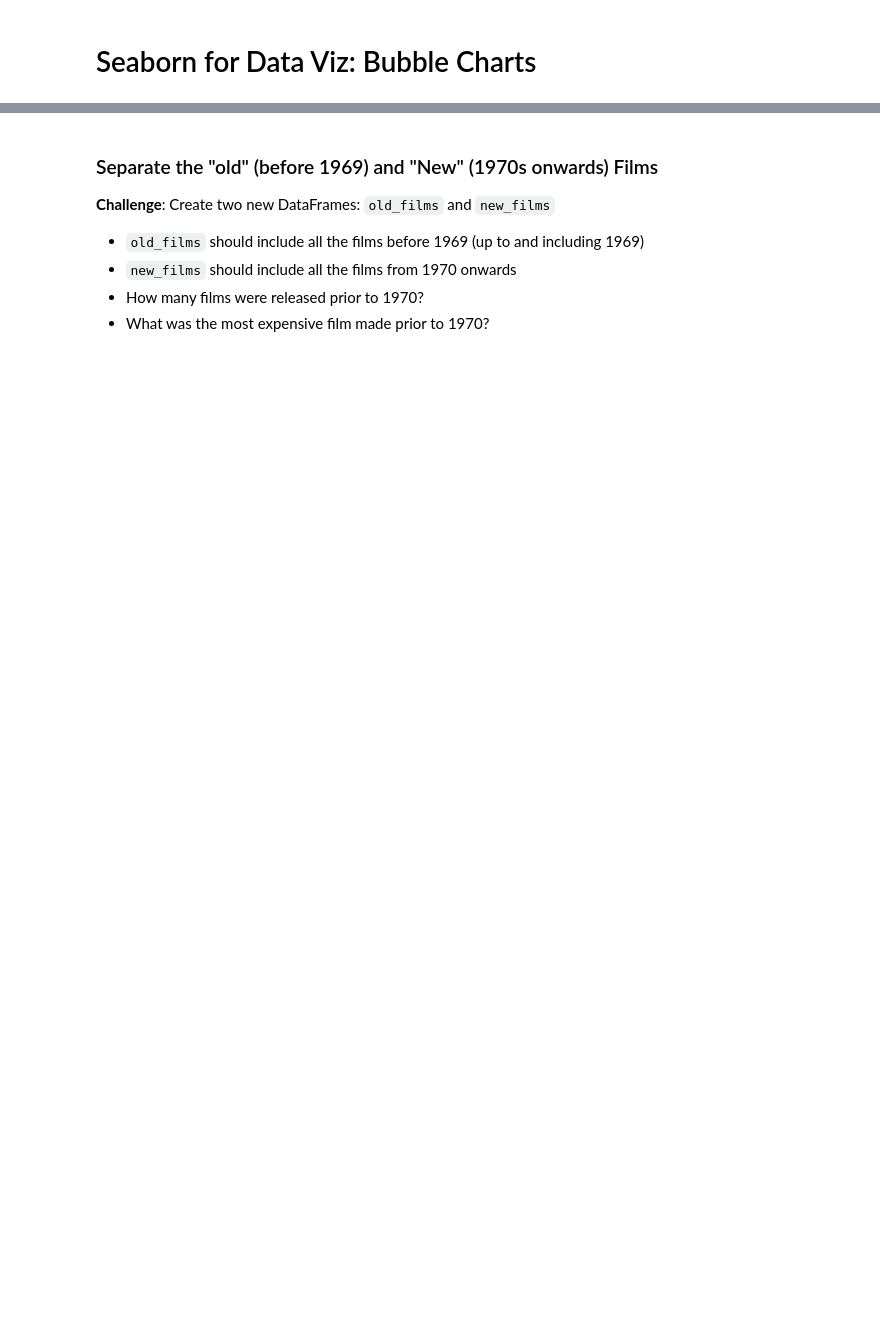
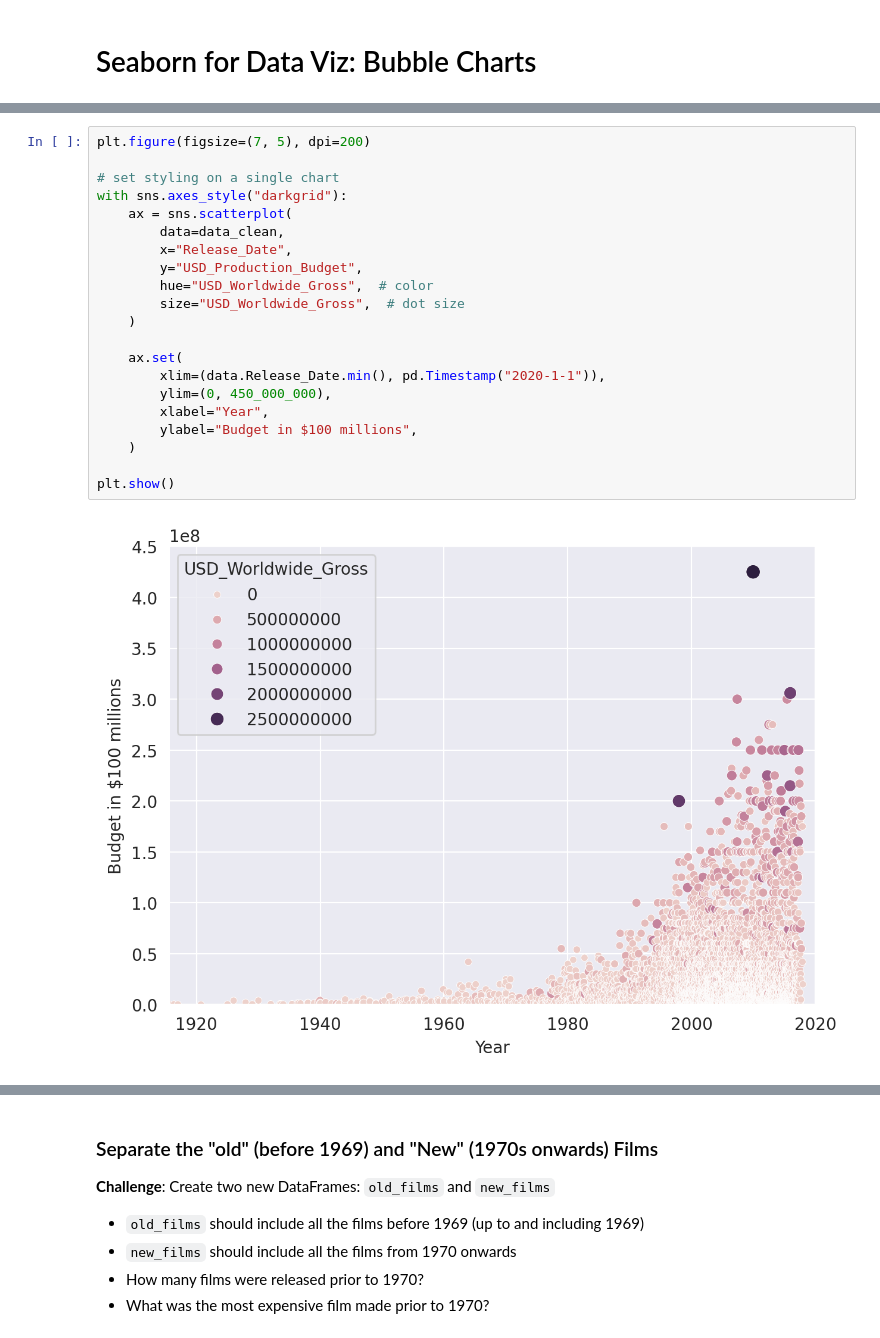
Before and after one commit to Jonikulov/100-days-python-bootcamp, a Jupyter notebook: day_78_linear_regression_and_seaborn_visualization/Seaborn and Linear Regression.ipynb, the cells around one changed output, grey strips where cells are left out. Drawn from its saved outputs; the diff is of its cells as text; blank space fills up the shorter version.

```diff
--- a/day_78_linear_regression_and_seaborn_visualization/Seaborn and Linear Regression.ipynb
+++ b/day_78_linear_regression_and_seaborn_visualization/Seaborn and Linear Regression.ipynb
@@ -219,3 +344,26 @@ What is the percentage of films where the production costs exceeded the worldwid
+# %%
+plt.figure(figsize=(7, 5), dpi=200)
+
+# set styling on a single chart
+with sns.axes_style("darkgrid"):
+    ax = sns.scatterplot(
+        data=data_clean,
+        x="Release_Date",
+        y="USD_Production_Budget",
+        hue="USD_Worldwide_Gross",  # color
+        size="USD_Worldwide_Gross",  # dot size
+    )
+
+    ax.set(
+        xlim=(data.Release_Date.min(), pd.Timestamp("2020-1-1")),
+        ylim=(0, 450_000_000),
+        xlabel="Year",
+        ylabel="Budget in $100 millions",
+    )
+
+plt.show()
+# %% [output]
+[figure, added]
 # %% [markdown]
 # Converting Years to Decades Trick
 
```
Also changed, not shown: parts of 32 cells of this notebook, 2 other files.
